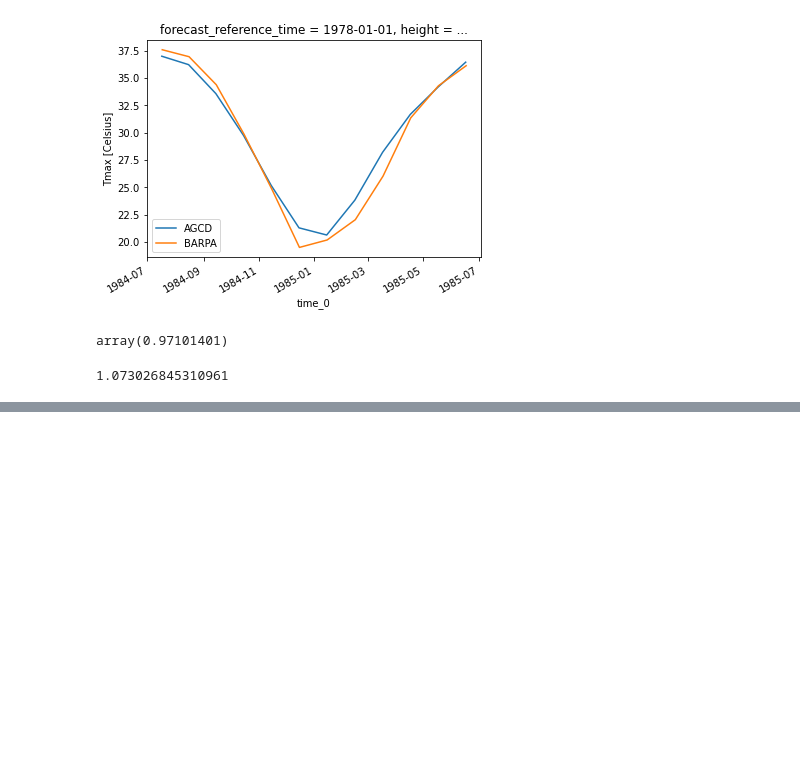
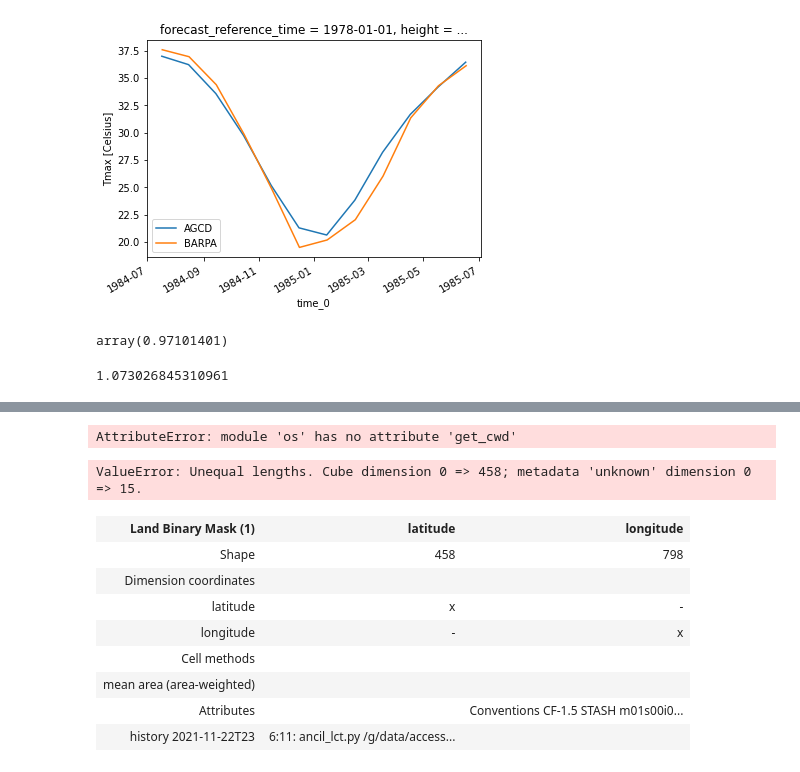
Before and after one commit to ngben/BARPA_evaluation, a Jupyter notebook: emma/long_trials/ACS_consistent/tasmax_eval_barpa.ipynb, the cells around one changed output, grey strips where cells are left out. Saved outputs shown, nothing was run; the diff lists cells and outputs as text; code cells hidden in the pictures; blank space fills up the shorter version.

```diff
--- a/emma/long_trials/ACS_consistent/tasmax_eval_barpa.ipynb
+++ b/emma/long_trials/ACS_consistent/tasmax_eval_barpa.ipynb
@@ -45,8 +64,8 @@ barpa = barpa.concatenate_cube()
 lsm = iris.load_cube("/g/data/tp28/dev/barpa/ancils/barpa-r/land_sea_mask/cci/qrparm.mask.nc","land_binary_mask")
 lsm.coord('longitude').bounds = None
 lsm.coord('latitude').bounds = None
-lsm=lsm.extract(cx&cy)
-barpa.data = np.ma.masked_array(barpa.data,mask=np.ones(barpa.shape)*1-lsm.data)
+#lsm=lsm.extract(cx&cy)
+#barpa.data = np.ma.masked_array(barpa.data,mask=np.ones(barpa.shape)*1-lsm.data)
 # %%
 print(barpa.summary(shorten=True))
 print(lsm.summary(shorten=True))
@@ -175,3 +196,8 @@ agcd_std_x = agcd_m.collapsed(['lon','lat'],iris.analysis.STD_DEV)
 print(barpa_std_x.data.mean()/agcd_std_x.data.mean())
 # %% [output]
 1.073026845310961
+# %%
+
+a = spatial_selection.centre_mask(nrm_sub_clusters, lsm.coord('longitude').points,lsm.coord('latitude').points, output="2D")
+# %%
+a = np.ma.masked_array(a,np.isnan(a))
@@ -177,0 +225,21 @@ print(barpa_std_x.data.mean()/agcd_std_x.data.mean())
+# %%
+os.get_cwd()
+# %% [output]
+AttributeError: module 'os' has no attribute 'get_cwd'
+# %%
+nrm = lsm.copy(data=a)
+nrm.add_aux_coord(iris.coords.AuxCoord(list(nrm_sub_clusters.C_Label)),0)
+# %% [output]
+ValueError: Unequal lengths. Cube dimension 0 => 458; metadata 'unknown' dimension 0 => 15.
+# %%
+nrm
+# %% [output]
+| Land Binary Mask (1) | latitude | longitude |
+| Shape | 458 | 798 |
+| Dimension coordinates |  |  |
+| latitude | x | - |
+| longitude | - | x |
+| Cell methods |  |  |
+| mean area (area-weighted) |  |  |
+| Attributes |  | Conventions CF-1.5 STASH m01s00i0... |
+| history 2021-11-22T23 | 6:11: ancil_lct.py /g/data/access... |  |
```
Also changed, not shown: parts of 7 cells of this notebook, 31 other files.
